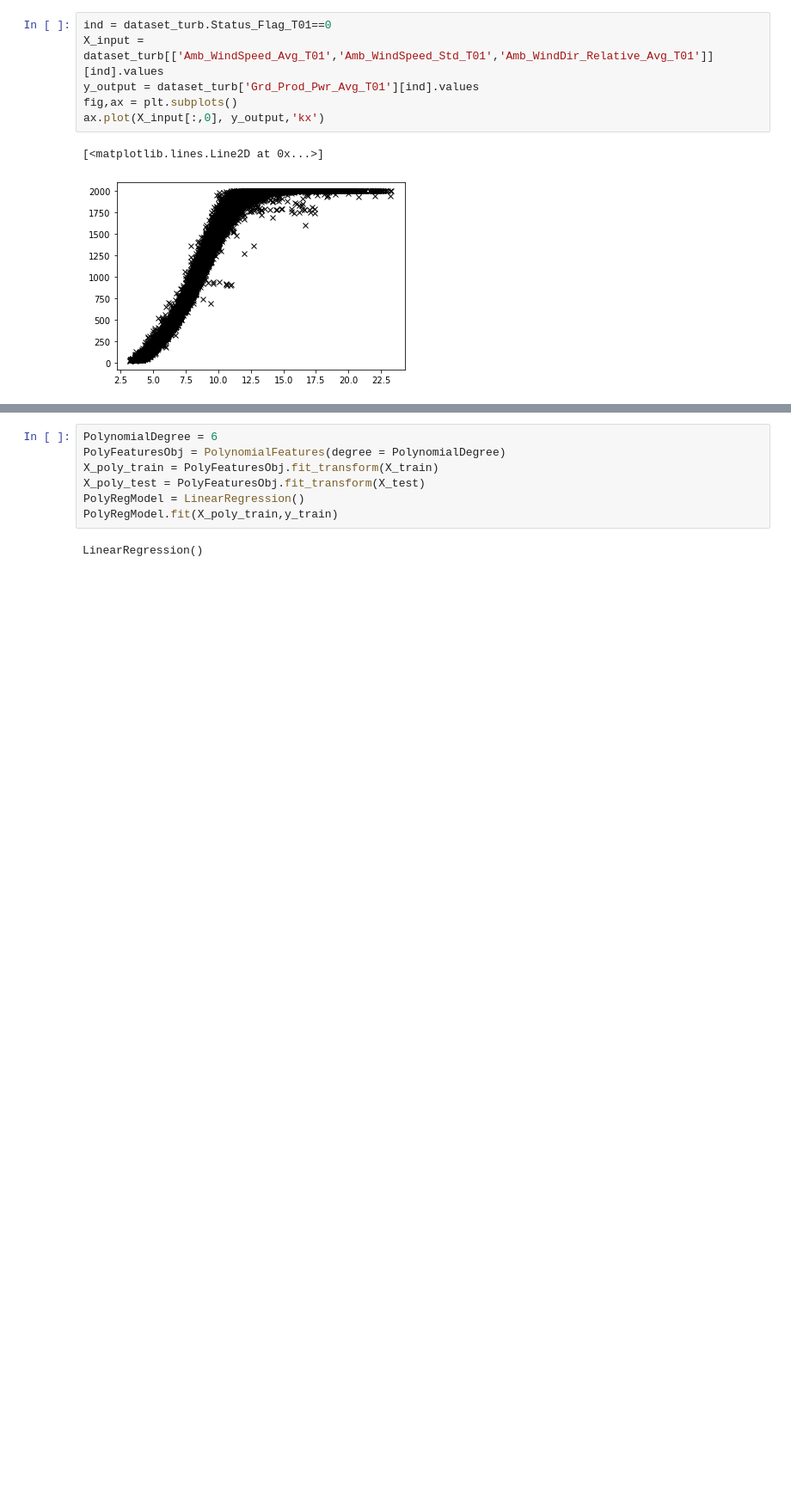
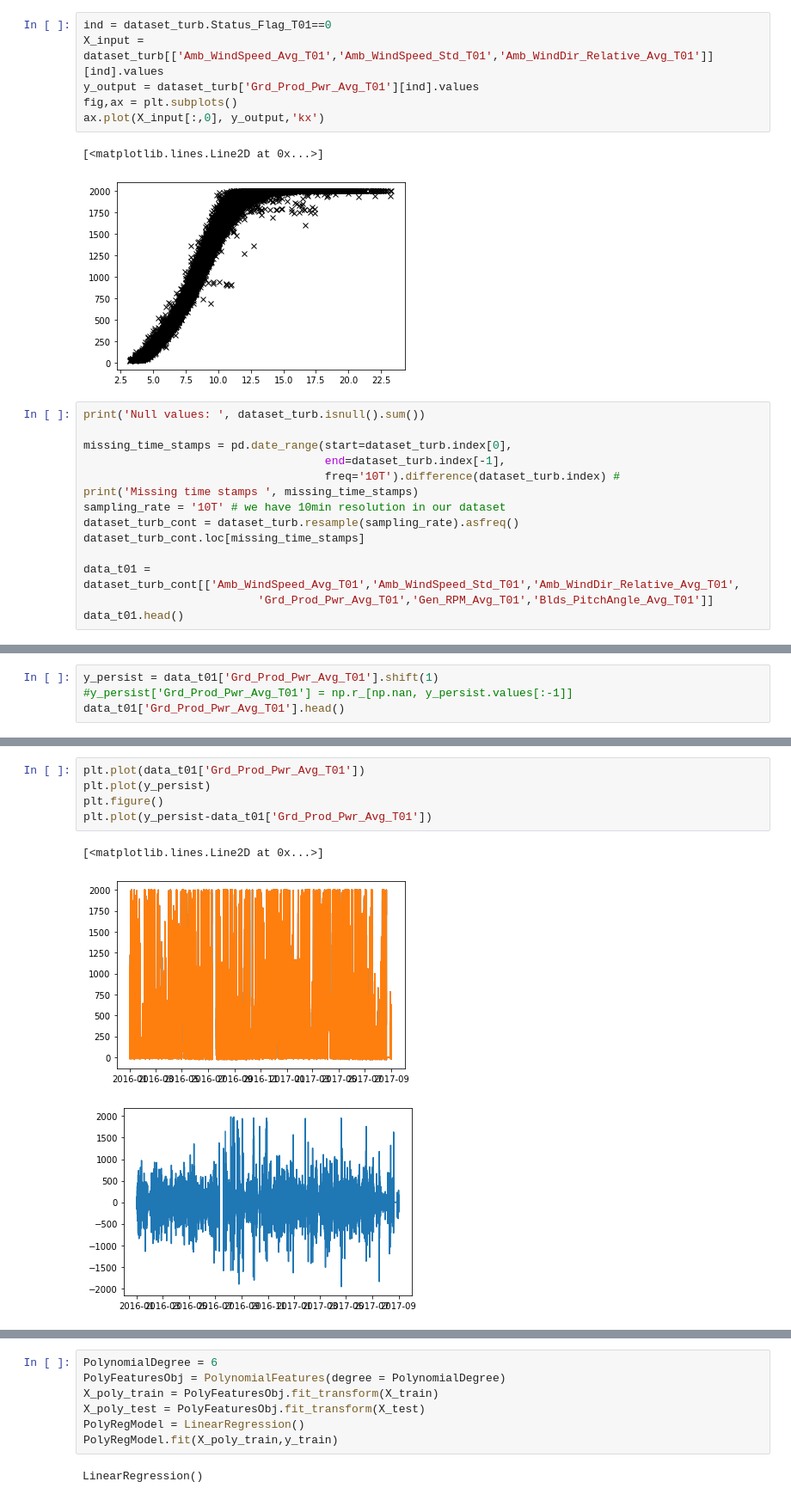
Before and after one commit to lalcayag/Capstone_group_1, a Jupyter notebook: Capstone_1.ipynb, the cells around one changed output, grey strips where cells are left out. Shown at 86% size. Saved outputs shown, nothing was run; the diff lists cells and outputs as text; blank space fills up the shorter version.

```diff
--- a/Capstone_1.ipynb
+++ b/Capstone_1.ipynb
@@ -210,3 +213,17 @@ ax.plot(X_input[:,0], y_output,'kx')
 # %% [output]
 [<matplotlib.lines.Line2D at 0x...>]
 [figure]
+# %%
+print('Null values: ', dataset_turb.isnull().sum())
+
+missing_time_stamps = pd.date_range(start=dataset_turb.index[0],
+                                    end=dataset_turb.index[-1],
+                                    freq='10T').difference(dataset_turb.index) #
+print('Missing time stamps ', missing_time_stamps)
+sampling_rate = '10T' # we have 10min resolution in our dataset
+dataset_turb_cont = dataset_turb.resample(sampling_rate).asfreq()
+dataset_turb_cont.loc[missing_time_stamps]
+
+data_t01 = dataset_turb_cont[['Amb_WindSpeed_Avg_T01','Amb_WindSpeed_Std_T01','Amb_WindDir_Relative_Avg_T01',
+                          'Grd_Prod_Pwr_Avg_T01','Gen_RPM_Avg_T01','Blds_PitchAngle_Avg_T01']]
+data_t01.head()
@@ -212,0 +255,4 @@ ax.plot(X_input[:,0], y_output,'kx')
+# %%
+y_persist = data_t01['Grd_Prod_Pwr_Avg_T01'].shift(1)
+#y_persist['Grd_Prod_Pwr_Avg_T01'] = np.r_[np.nan, y_persist.values[:-1]]
+data_t01['Grd_Prod_Pwr_Avg_T01'].head()
@@ -212,0 +277,9 @@ ax.plot(X_input[:,0], y_output,'kx')
+# %%
+plt.plot(data_t01['Grd_Prod_Pwr_Avg_T01'])
+plt.plot(y_persist)
+plt.figure()
+plt.plot(y_persist-data_t01['Grd_Prod_Pwr_Avg_T01'])
+# %% [output]
+[<matplotlib.lines.Line2D at 0x...>]
+[figure, added]
+[figure, added]
```
Also changed, not shown: parts of 25 cells of this notebook.
